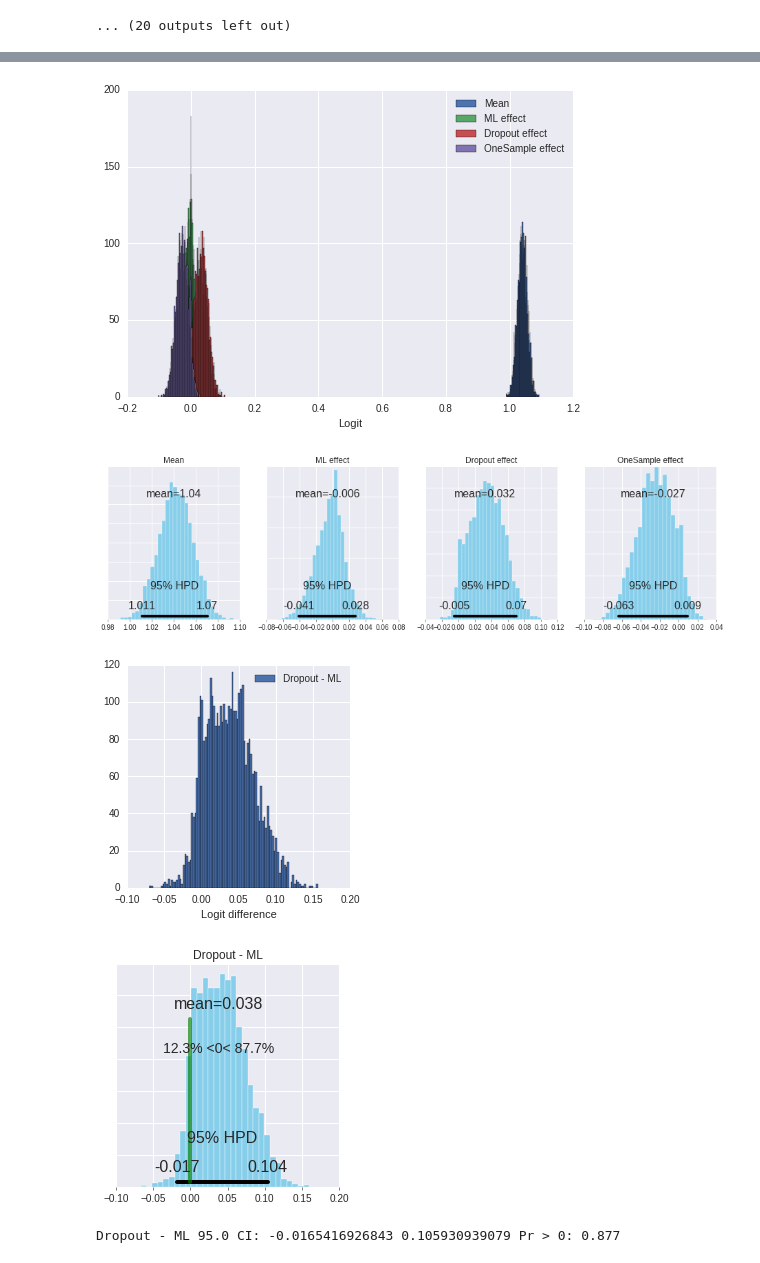
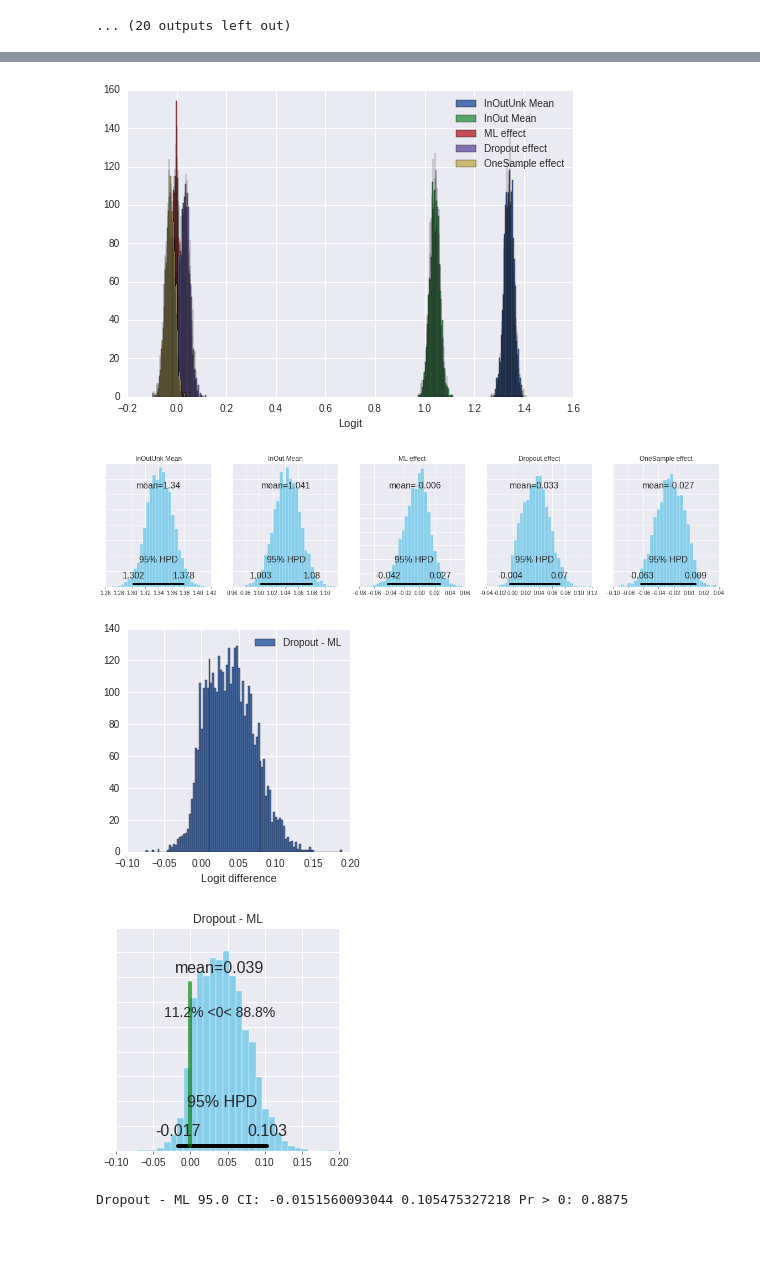
Before and after one commit to ramon-oliveira/deepstats, a Jupyter notebook: cifar10_results/join_results_anova.ipynb, the cells around one changed output, grey strips where cells are left out. Drawn from its saved outputs; the diff is of its cells as text; code cells hidden in the pictures.

Commit message:
Fixing bug in two-way ANOVA plots

```diff
--- a/cifar10_results/join_results_anova.ipynb
+++ b/cifar10_results/join_results_anova.ipynb
@@ -169,8 +169,8 @@ poor_bayesian = trace['theta'][:,2]
 in_mean = trace['mu_in']
 out_mean = trace['mu_out']
 
-bayesian_anova.plot_traces([base_mean, deterministic, dropout, poor_bayesian],
-                           ["Mean", "ML effect", "Dropout effect", "OneSample effect"])
+bayesian_anova.plot_traces([in_mean, out_mean, deterministic, dropout, poor_bayesian],
+                           ["InOutUnk Mean", "InOut Mean", "ML effect", "Dropout effect", "OneSample effect"])
 
 bayesian_anova.effect_difference(dropout, deterministic, 'Dropout', 'ML')
 bayesian_anova.effect_difference(poor_bayesian, deterministic, 'OneSample', 'ML')
@@ -214,5 +214,5 @@ convergence, Rhat=1).
-[figure, old version]
+[figure, new version]
-[figure, old version]
+[figure, new version]
-[figure, old version]
+[figure, new version]
-[figure, old version]
+[figure, new version]
-Dropout - ML 95.0 CI: -0.0165416926843 0.105930939079 Pr > 0: 0.877
+Dropout - ML 95.0 CI: -0.0151560093044 0.105475327218 Pr > 0: 0.8875
```
Also changed, not shown: parts of 1 cell of this notebook, 1 other file.
